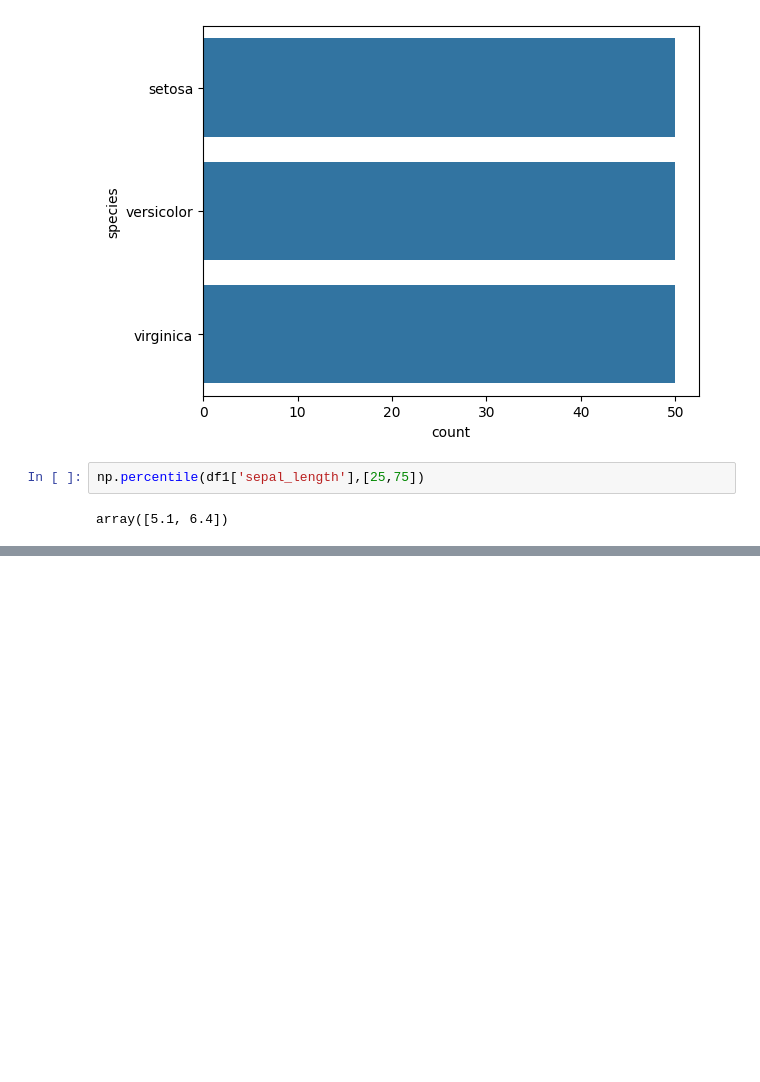
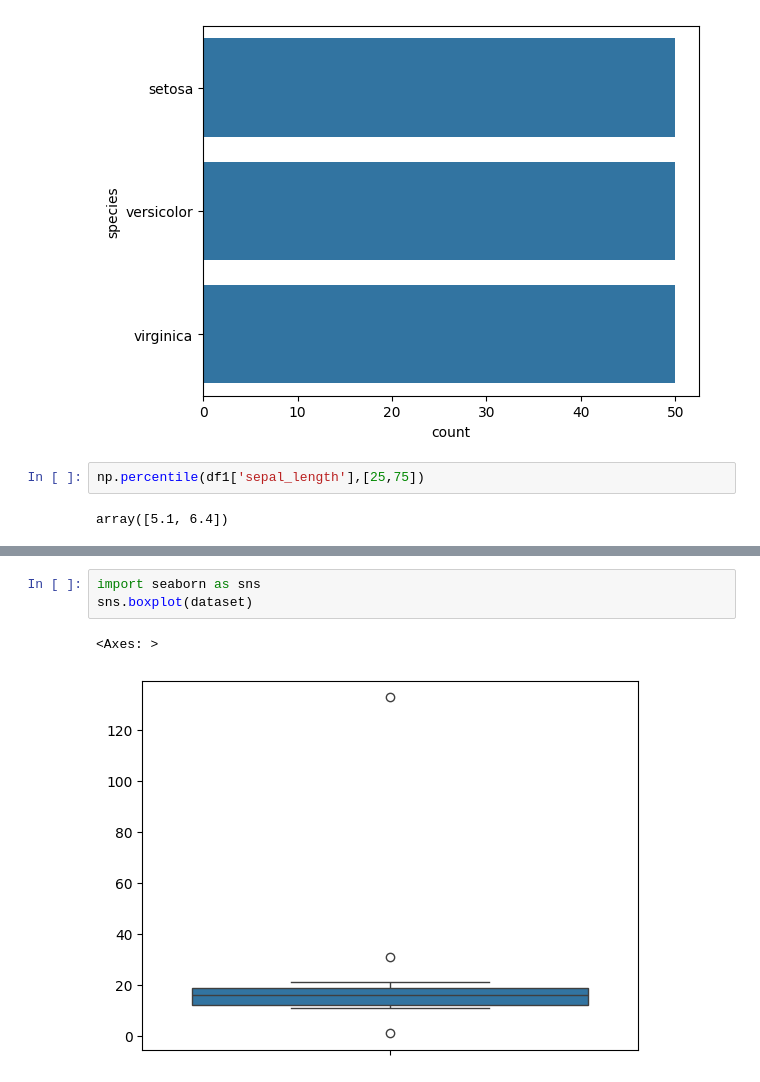
Before and after one commit to abrarzayedgithub/machine-learning, a Jupyter notebook: finding_outliers_in_python.ipynb, the cells around one changed output, grey strips where cells are left out. Cells and saved outputs as stored; diff of their text form; blank space fills up the shorter version.

```diff
--- a/finding_outliers_in_python.ipynb
+++ b/finding_outliers_in_python.ipynb
@@ -70,0 +128,6 @@ array([5.1, 6.4])
+# %%
+import seaborn as sns
+sns.boxplot(dataset)
+# %% [output]
+<Axes: >
+[figure, added]
```
Also changed, not shown: parts of 8 cells of this notebook.
